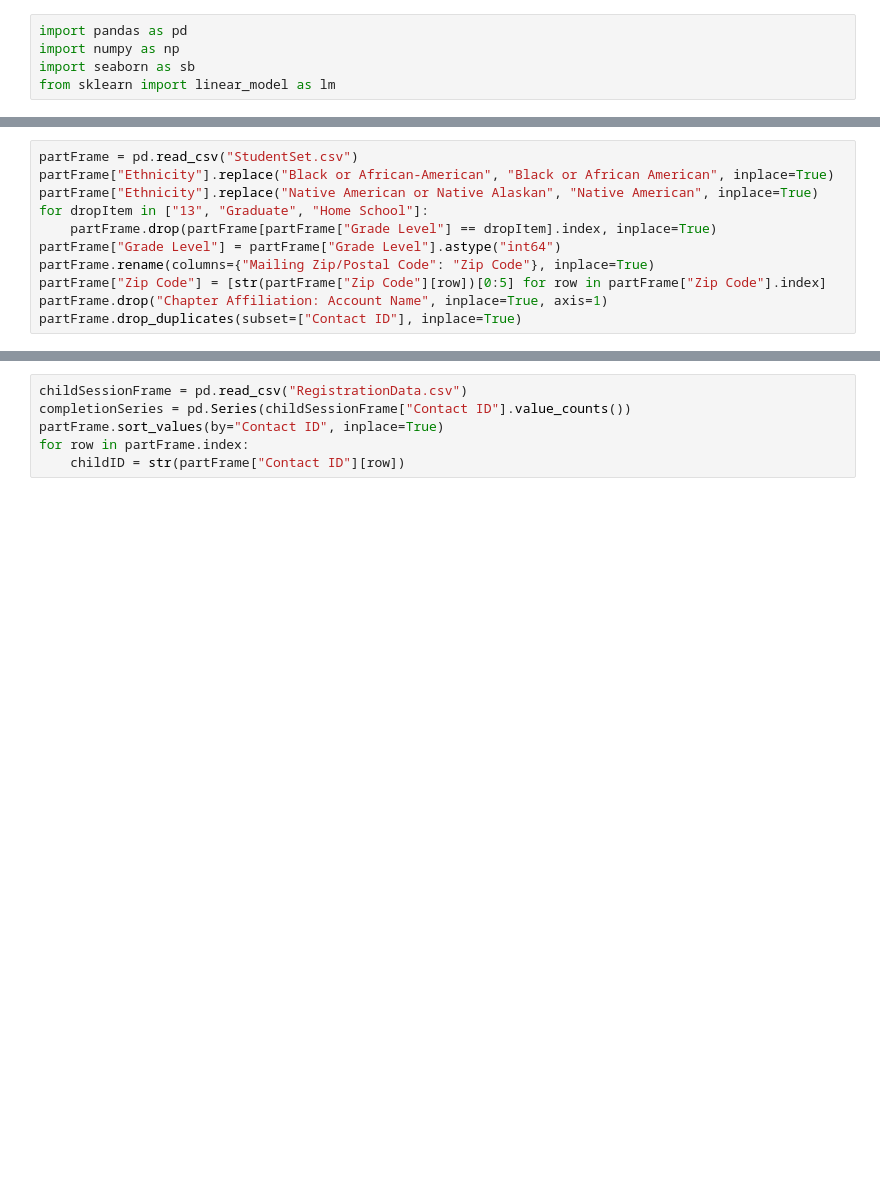
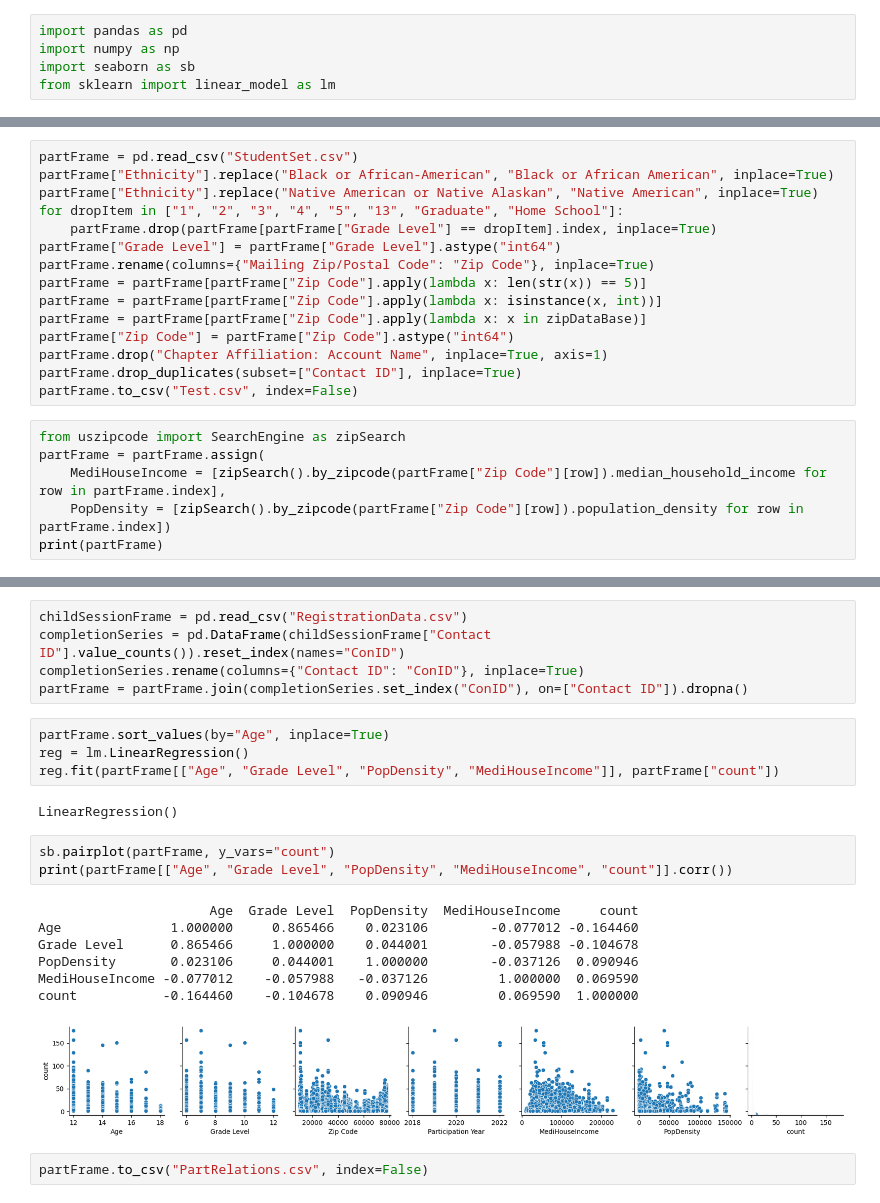
Before and after one commit to TheAdaptoid/First_Tee_Retention, a Jupyter notebook: YouthUnemployment.ipynb, the cells around one changed output, grey strips where cells are left out. Drawn from its saved outputs; the diff is of its cells as text; blank space fills up the shorter version.

```diff
--- a/YouthUnemployment.ipynb
+++ b/YouthUnemployment.ipynb
@@ -7,10 +9,20 @@ from sklearn import linear_model as lm
 partFrame = pd.read_csv("StudentSet.csv")
 partFrame["Ethnicity"].replace("Black or African-American", "Black or African American", inplace=True)
 partFrame["Ethnicity"].replace("Native American or Native Alaskan", "Native American", inplace=True)
-for dropItem in ["13", "Graduate", "Home School"]:
+for dropItem in ["1", "2", "3", "4", "5", "13", "Graduate", "Home School"]:
     partFrame.drop(partFrame[partFrame["Grade Level"] == dropItem].index, inplace=True)
 partFrame["Grade Level"] = partFrame["Grade Level"].astype("int64")
 partFrame.rename(columns={"Mailing Zip/Postal Code": "Zip Code"}, inplace=True)
-partFrame["Zip Code"] = [str(partFrame["Zip Code"][row])[0:5] for row in partFrame["Zip Code"].index]
+partFrame = partFrame[partFrame["Zip Code"].apply(lambda x: len(str(x)) == 5)]
+partFrame = partFrame[partFrame["Zip Code"].apply(lambda x: isinstance(x, int))]
+partFrame = partFrame[partFrame["Zip Code"].apply(lambda x: x in zipDataBase)]
+partFrame["Zip Code"] = partFrame["Zip Code"].astype("int64")
 partFrame.drop("Chapter Affiliation: Account Name", inplace=True, axis=1)
 partFrame.drop_duplicates(subset=["Contact ID"], inplace=True)
+partFrame.to_csv("Test.csv", index=False)
+# %%
+from uszipcode import SearchEngine as zipSearch
+partFrame = partFrame.assign(
+    MediHouseIncome = [zipSearch().by_zipcode(partFrame["Zip Code"][row]).median_household_income for row in partFrame.index],
+    PopDensity = [zipSearch().by_zipcode(partFrame["Zip Code"][row]).population_density for row in partFrame.index])
+print(partFrame)
@@ -17,6 +47,24 @@ partFrame.drop_duplicates(subset=["Contact ID"], inplace=True)
 # %%
 childSessionFrame = pd.read_csv("RegistrationData.csv")
-completionSeries = pd.Series(childSessionFrame["Contact ID"].value_counts())
-partFrame.sort_values(by="Contact ID", inplace=True)
-for row in partFrame.index:
-    childID = str(partFrame["Contact ID"][row])
+completionSeries = pd.DataFrame(childSessionFrame["Contact ID"].value_counts()).reset_index(names="ConID")
+completionSeries.rename(columns={"Contact ID": "ConID"}, inplace=True)
+partFrame = partFrame.join(completionSeries.set_index("ConID"), on=["Contact ID"]).dropna()
+# %%
+partFrame.sort_values(by="Age", inplace=True)
+reg = lm.LinearRegression()
+reg.fit(partFrame[["Age", "Grade Level", "PopDensity", "MediHouseIncome"]], partFrame["count"])
+# %% [output]
+LinearRegression()
+# %%
+sb.pairplot(partFrame, y_vars="count")
+print(partFrame[["Age", "Grade Level", "PopDensity", "MediHouseIncome", "count"]].corr())
+# %% [output]
+                      Age  Grade Level  PopDensity  MediHouseIncome     count
+Age              1.000000     0.865466    0.023106        -0.077012 -0.164460
+Grade Level      0.865466     1.000000    0.044001        -0.057988 -0.104678
+PopDensity       0.023106     0.044001    1.000000        -0.037126  0.090946
+MediHouseIncome -0.077012    -0.057988   -0.037126         1.000000  0.069590
+count           -0.164460    -0.104678    0.090946         0.069590  1.000000
+[figure, added]
+# %%
+partFrame.to_csv("PartRelations.csv", index=False)
```
Also changed, not shown: parts of 2 cells of this notebook, 5 other files.
